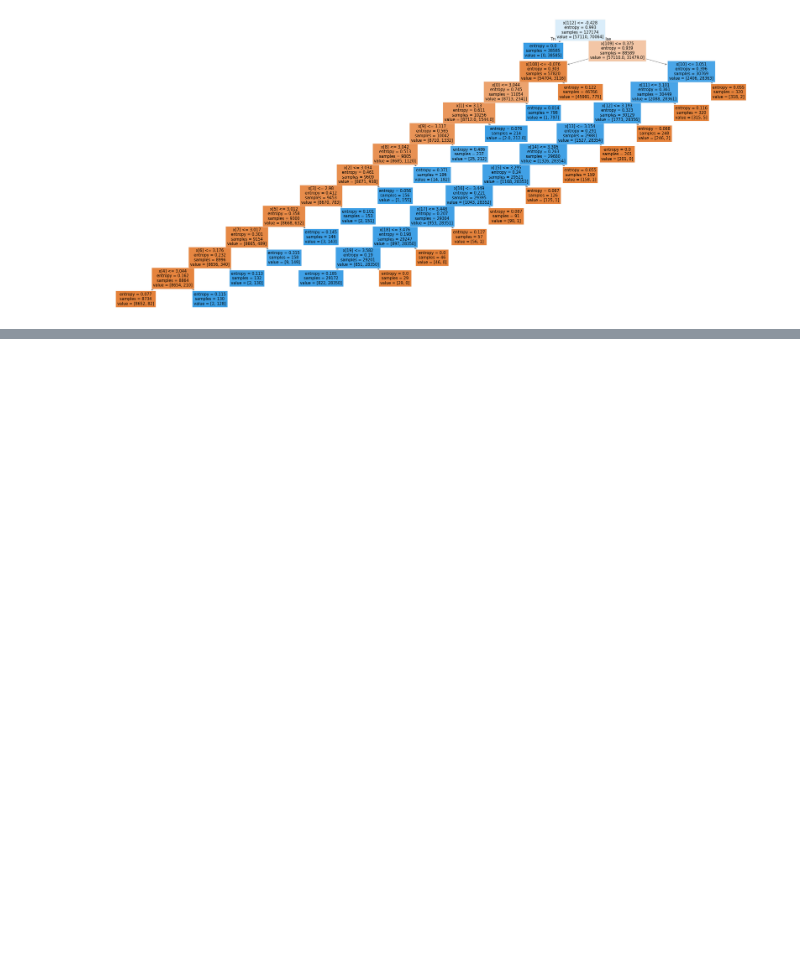
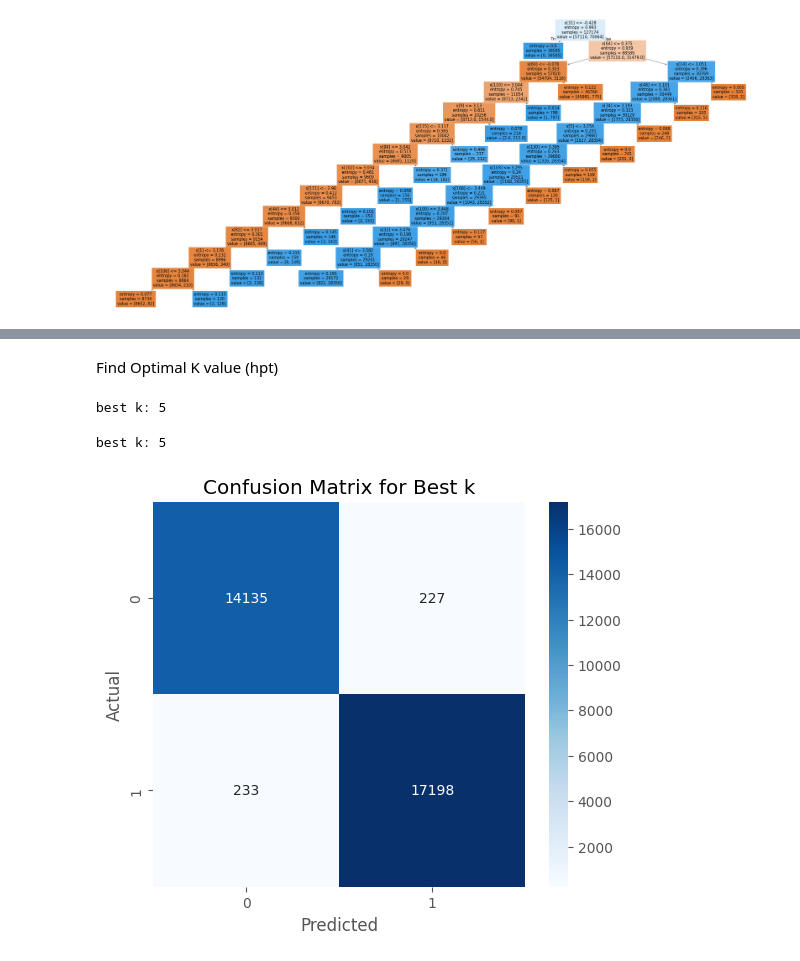
Before and after one commit to devonjavier/STINTSY-Project, a Jupyter notebook: STINTSY_MCO_LFS.ipynb, the cells around one changed output, grey strips where cells are left out. Drawn from its saved outputs; the diff is of its cells as text; code cells hidden in the pictures; blank space fills up the shorter version.

Commit message:
initial kNN feat

```diff
--- a/STINTSY_MCO_LFS.ipynb
+++ b/STINTSY_MCO_LFS.ipynb
@@ -497,0 +494,26 @@ plt.show()
+# %%
+
+
+#initial k value, optimal value will be determined later
+k = 5
+
+for i, fold in enumerate(folds_data):
+    print(f"fold {i+1}")
+
+    X_train = fold['X_train']
+    y_train = fold['y_train']
+    X_test = fold['X_test']
+    y_test = fold['y_test']
+
+    knn_model = KNeighborsClassifier(n_neighbors=k, weights='distance')
+    knn_model.fit(X_train, y_train)
+
+    y_pred = knn_model.predict(X_test)
+
+    ## perf metrics
+    print("acc", accuracy_score(y_test, y_pred))
+    print("class rep:\n", classification_report(y_test, y_pred, zero_division=0))
+    print("matrix: \n", confusion_matrix(y_test, y_pred))
+    print("-" * 50)
+
+    ## note to self: proceed to hpt, kNN no weights
@@ -497,0 +538,38 @@ plt.show()
+# %% [markdown]
+Find Optimal K value (hpt)
+# %%
+k_values = range(1, 21)
+
+crossvalscores = []
+
+for k in k_values:
+    knn = KNeighborsClassifier(n_neighbors=k, weights='distance')
+    scores = cross_val_score(knn, X_train, y_train, cv=5, scoring='accuracy')
+    crossvalscores.append(scores.mean())
+
+best_k = k_values[np.argmax(crossvalscores)]
+
+print("best k:", best_k)
+# %% [output]
+best k: 5
+# %%
+#alternate gridsearch exhaustive
+
+param_grid = {'n_neighbors': range(1, 31)}
+
+grid_search = GridSearchCV(KNeighborsClassifier(weights='distance'), param_grid, cv=5, scoring='accuracy', n_jobs=-1)
+
+grid_search.fit(X_train, y_train)
+
+print("best k:", grid_search.best_params_['n_neighbors'])
+# %% [output]
+best k: 5
+# %%
+plt.figure(figsize=(6, 5))
+sns.heatmap(confusion_matrix(y_test, y_pred), annot=True, fmt="d", cmap="Blues")
+plt.xlabel("Predicted")
+plt.ylabel("Actual")
+plt.title("Confusion Matrix for Best k")
+plt.show()
+# %% [output]
+[figure, added]
```
Also changed, not shown: parts of 10 cells of this notebook.
